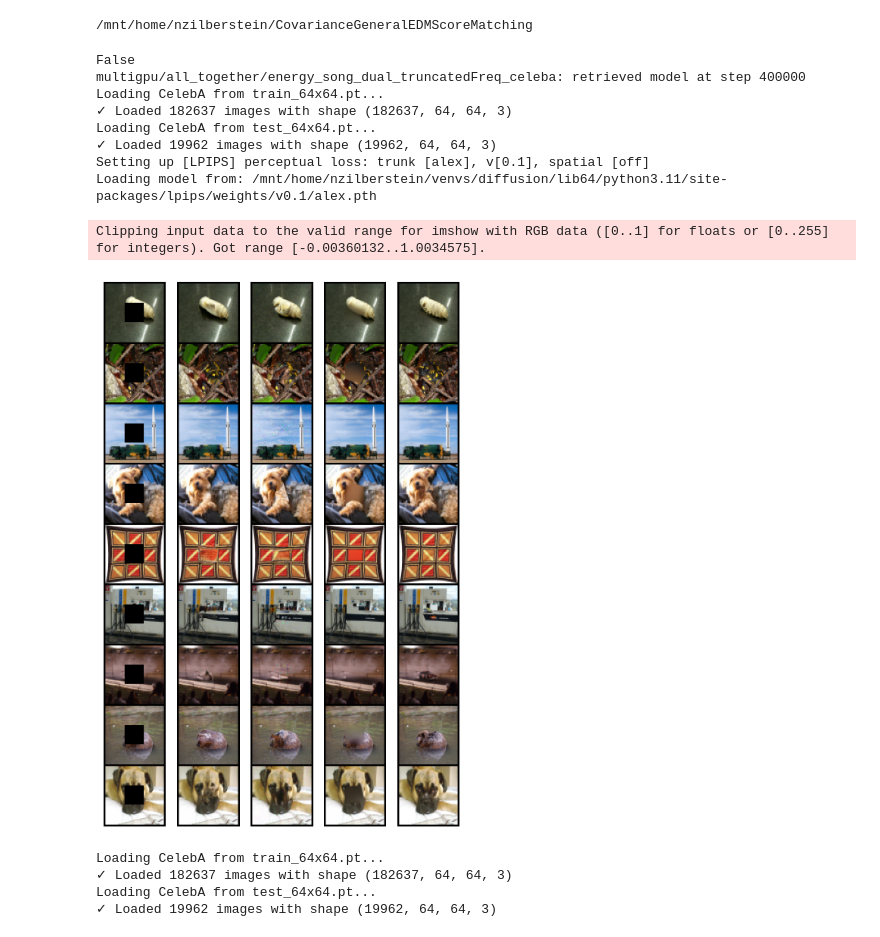
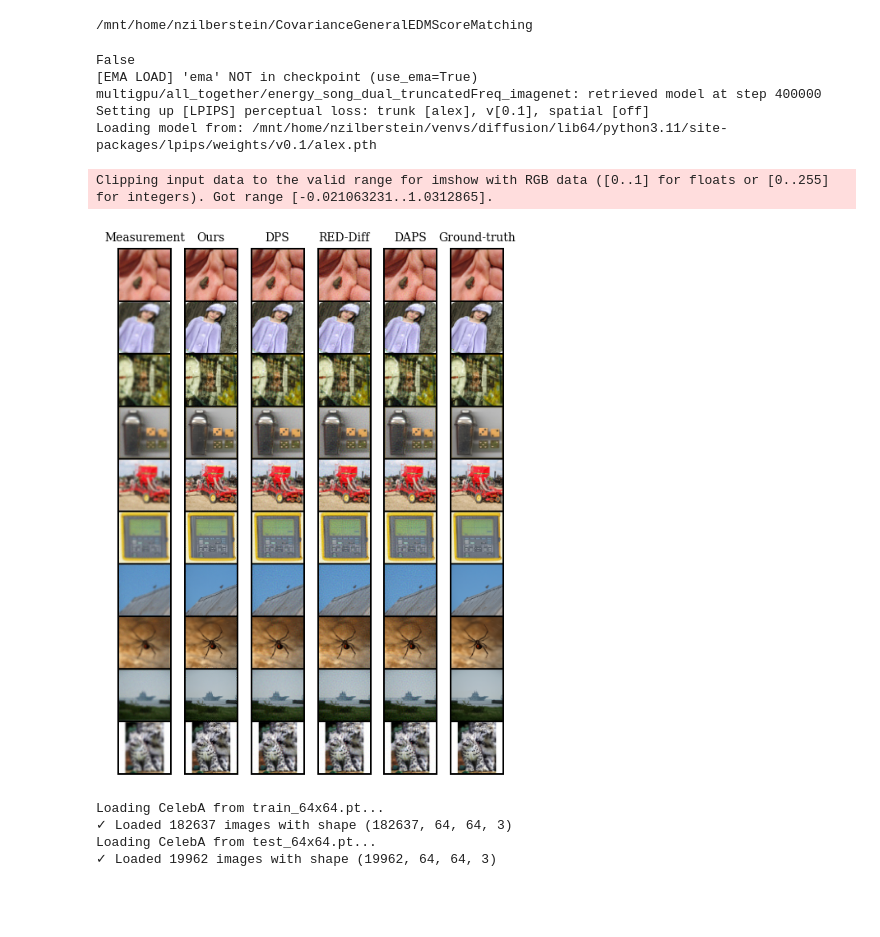
Before and after one commit to nzilberstein/Anisotropic-energy-Model, a Jupyter notebook: utils/plot_images.ipynb, the cells around one changed output. Saved outputs shown, nothing was run; the diff lists cells and outputs as text; code cells hidden in the pictures; blank space fills up the shorter version.

```diff
--- a/utils/plot_images.ipynb
+++ b/utils/plot_images.ipynb
@@ -82,12 +82,12 @@ torch.set_default_dtype(torch.float32)
     # torch.set_printoptions(precision=10, sci_mode=False)
 
 # args = load_args("multigpu/combined_cov_tworandvars/energy_song_anisoEmb_groupNorm_lambda0_lr1.5e-4_lrdecay15000_1000warmup_d2", step = "best")
-args = load_args("multigpu/all_together/energy_song_dual_truncatedFreq_celeba", step = "best")
+args = load_args("multigpu/all_together/energy_song_dual_truncatedFreq_imagenet", step = "best")
 # args = load_args("multigpu/inpainting_celeba/energy_song_autoregressive_Celeba", step = "best")
 # args = load_args("multigpu/combined_cov_tworandvars/energy_songWavelet_anisoEmb_groupNorm_lambda1_lr1.5e-4_lrdecay15000_1000warmup_d2", step = "last")
 step = "last"
 ctxs = {
-            "Energy-Dual": load_exp("multigpu/all_together/energy_song_dual_truncatedFreq_celeba", step = step),
+            "Energy-Dual": load_exp("multigpu/all_together/energy_song_dual_truncatedFreq_imagenet", step = step),
         }
 
 default_ctx = ctxs["Energy-Dual"]
@@ -97,8 +97,8 @@ d = dataset_info.dimension
 
 
 # Load data
-test_batch_size = 20
-H = 64
+test_batch_size = 16
+H = 192
 CHW = 3 * H * H
 
 train_dataloader, test_dataloader, dataset_info = load_data(
@@ -117,11 +117,8 @@ time_tracker.switch("initialization")
 loss_fn_alex = lpips.LPIPS(net='alex').cuda() # best forward scores
 # %% [output]
 False
-multigpu/all_together/energy_song_dual_truncatedFreq_celeba: retrieved model at step 400000
-Loading CelebA from train_64x64.pt...
-✓ Loaded 182637 images with shape (182637, 64, 64, 3)
-Loading CelebA from test_64x64.pt...
-✓ Loaded 19962 images with shape (19962, 64, 64, 3)
+[EMA LOAD] 'ema' NOT in checkpoint (use_ema=True)
+multigpu/all_together/energy_song_dual_truncatedFreq_imagenet: retrieved model at step 400000
 Setting up [LPIPS] perceptual loss: trunk [alex], v[0.1], spatial [off]
 Loading model from: /mnt/home/nzilberstein/venvs/diffusion/lib64/python3.11/site-packages/lpips/weights/v0.1/alex.pth
 # %%
@@ -182,37 +185,43 @@ for bs, images in enumerate(test_dataloader):
         break
+# %%
+# cov = torch.load('/mnt/home/nzilberstein/CovarianceGeneralEDMScoreMatching/motion_kernel.pt', weights_only=False)
+cov = deblurring_covariance_from_shape(spatial_size=64, kernel_size=8, kernel_std=0.8, device=device, noise_level=1)
+x_deblur = cov.apply_power(x_true.to(device), p = -0.5)
+y_ours = x_deblur + 1e-2 * torch.randn_like(images[0][0:batch_size,:,:,:]).cuda()
 # %%
 nrow = 1
 idx_min = 0
 idx_top = 10 + idx_min
 grid = torchvision.utils.make_grid(y_ours[idx_min:idx_top], nrow=nrow, padding=2, normalize=False)
 grid_y = grid.permute(1, 2, 0).cpu().numpy()
 grid = torchvision.utils.make_grid(x_hat[idx_min:idx_top], nrow=nrow, padding=2, normalize=False)
 grid_ours = grid.permute(1, 2, 0).numpy()
 grid = torchvision.utils.make_grid(x_mod_dps[idx_min:idx_top], nrow=nrow, padding=2, normalize=False)
 grid_dps = grid.permute(1, 2, 0).numpy()
 grid = torchvision.utils.make_grid(x_mod_red[idx_min:idx_top], nrow=nrow, padding=2, normalize=False)
 grid_red = grid.permute(1, 2, 0).numpy()
+grid = torchvision.utils.make_grid(x_mod_daps[idx_min:idx_top], nrow=nrow, padding=2, normalize=False)
+grid_daps = grid.permute(1, 2, 0).numpy()
 grid = torchvision.utils.make_grid(x_true[idx_min:idx_top], nrow=nrow, padding=2, normalize=False)
 grid_true = grid.permute(1, 2, 0).numpy()
 
+titles = ["Measurement", "Ours", "DPS", "RED-Diff", "DAPS" , "Ground-truth"]
 
-fig, ax = plt.subplots(1, 5, figsize = (5, 20))
+fig, ax = plt.subplots(1, 6, figsize=(5, 20))
 ax[0].imshow(grid_y)
 ax[1].imshow(grid_ours)
 ax[2].imshow(grid_dps)
 ax[3].imshow(grid_red)
-ax[4].imshow(grid_true)
-ax[0].axis("off")
-ax[1].axis("off")
-ax[2].axis("off")
-ax[3].axis("off")
-ax[4].axis("off")
-# plt.show()
+ax[4].imshow(grid_daps)
+ax[5].imshow(grid_true)
+for i in range(6):
+    ax[i].axis("off")
+    ax[i].set_title(titles[i], fontsize=10, fontfamily='serif', pad=6)
 plt.tight_layout()
-fig.savefig("imagenet.pdf", bbox_inches='tight', pad_inches=0.05)
+fig.savefig("deblurring_imagenet.pdf", bbox_inches='tight', pad_inches=0.05)
 # %% [output]
-Clipping input data to the valid range for imshow with RGB data ([0..1] for floats or [0..255] for integers). Got range [-0.00360132..1.0034575].
+Clipping input data to the valid range for imshow with RGB data ([0..1] for floats or [0..255] for integers). Got range [-0.021063231..1.0312865].
-[figure, old version]
+[figure, new version]
 # %%
 train_dataloader, test_dataloader, dataset_info = load_data(
     dataset=args["dataset"], spatial_size=args["spatial_size"], grayscale=args["grayscale"], horizontal_flip=False, data_subset=eval(args["data_subset"]),
```
Also changed, not shown: parts of 4 cells of this notebook, 21 other files.
